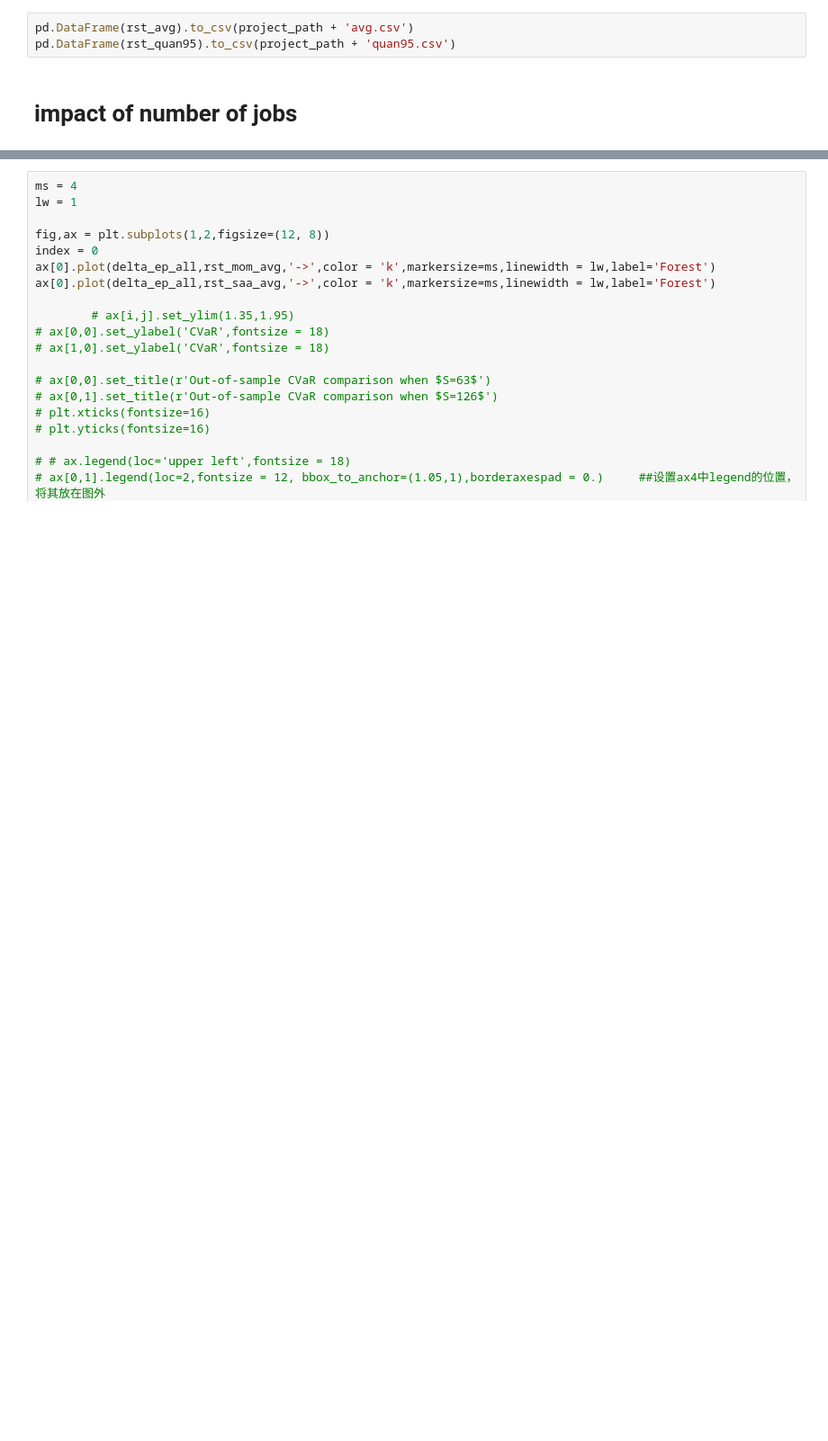
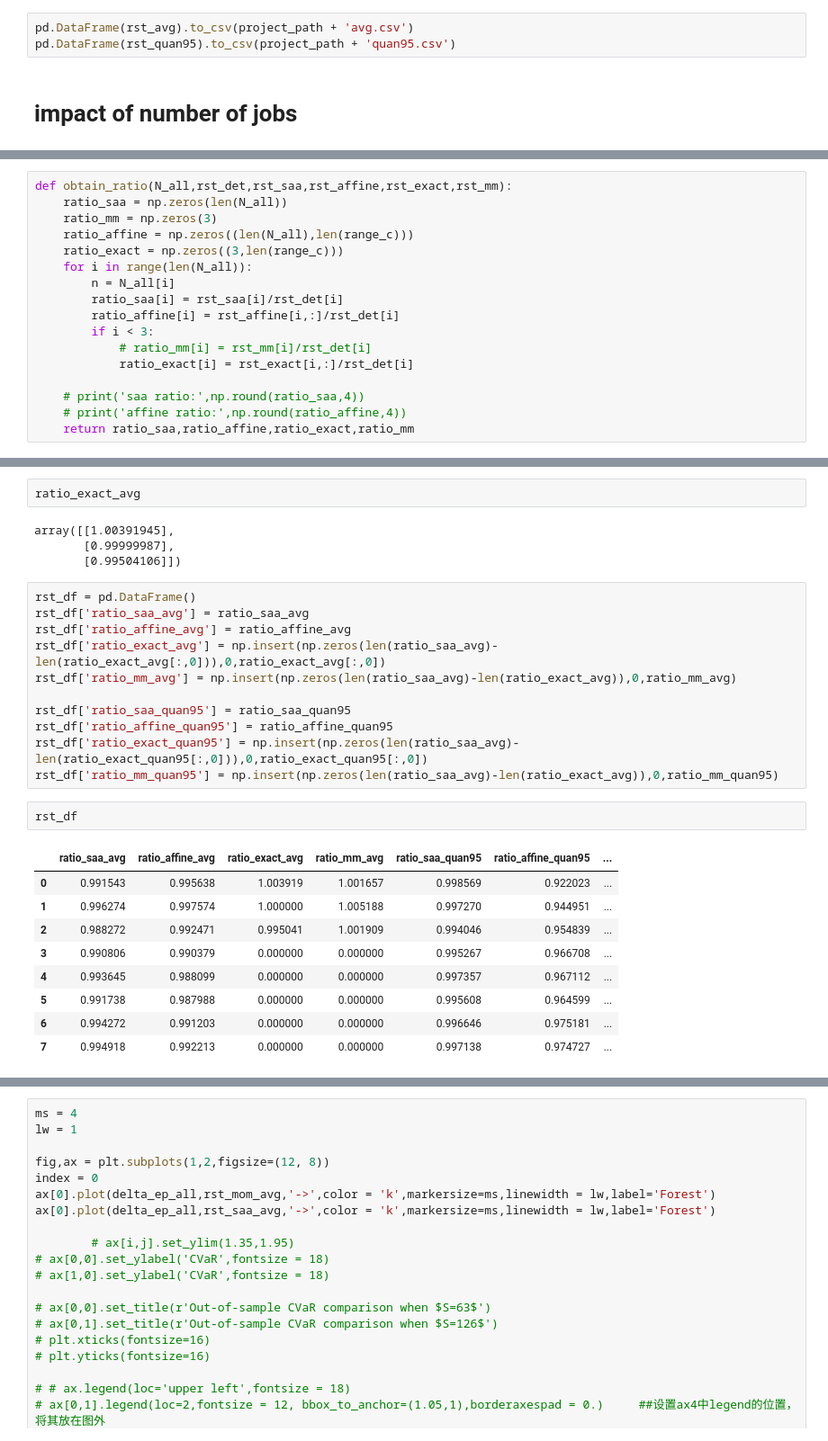
Before and after one commit to xunzhang-sjtu/Robust_scheduling_with_release_time, a Jupyter notebook: results.ipynb, the cells around one changed output, grey strips where cells are left out. Shown at 90% size. Drawn from its saved outputs; the diff is of its cells as text; blank space fills up the shorter version.

```diff
--- a/results.ipynb
+++ b/results.ipynb
@@ -389,0 +315,17 @@ pd.DataFrame(rst_quan95).to_csv( '/Users/zhangxun/data/robust_scheduling/det_rel
+# %%
+def obtain_ratio(N_all,rst_det,rst_saa,rst_affine,rst_exact,rst_mm):
+    ratio_saa = np.zeros(len(N_all))
+    ratio_mm = np.zeros(3)
+    ratio_affine = np.zeros((len(N_all),len(range_c)))
+    ratio_exact = np.zeros((3,len(range_c)))
+    for i in range(len(N_all)):
+        n = N_all[i]
+        ratio_saa[i] = rst_saa[i]/rst_det[i]
+        ratio_affine[i] = rst_affine[i,:]/rst_det[i]
+        if i < 3:
+            # ratio_mm[i] = rst_mm[i]/rst_det[i]
+            ratio_exact[i] = rst_exact[i,:]/rst_det[i]
+
+    # print('saa ratio:',np.round(ratio_saa,4))
+    # print('affine ratio:',np.round(ratio_affine,4))
+    return ratio_saa,ratio_affine,ratio_exact,ratio_mm
@@ -389,0 +421,29 @@ pd.DataFrame(rst_quan95).to_csv( '/Users/zhangxun/data/robust_scheduling/det_rel
+# %%
+ratio_exact_avg
+# %% [output]
+array([[1.00391945],
+       [0.99999987],
+       [0.99504106]])
+# %%
+rst_df = pd.DataFrame()
+rst_df['ratio_saa_avg'] = ratio_saa_avg
+rst_df['ratio_affine_avg'] = ratio_affine_avg
+rst_df['ratio_exact_avg'] = np.insert(np.zeros(len(ratio_saa_avg)-len(ratio_exact_avg[:,0])),0,ratio_exact_avg[:,0])
+rst_df['ratio_mm_avg'] = np.insert(np.zeros(len(ratio_saa_avg)-len(ratio_exact_avg)),0,ratio_mm_avg)
+
+rst_df['ratio_saa_quan95'] = ratio_saa_quan95
+rst_df['ratio_affine_quan95'] = ratio_affine_quan95
+rst_df['ratio_exact_quan95'] = np.insert(np.zeros(len(ratio_saa_avg)-len(ratio_exact_quan95[:,0])),0,ratio_exact_quan95[:,0])
+rst_df['ratio_mm_quan95'] = np.insert(np.zeros(len(ratio_saa_avg)-len(ratio_exact_avg)),0,ratio_mm_quan95)
+# %%
+rst_df
+# %% [output]
+|  | ratio_saa_avg | ratio_affine_avg | ratio_exact_avg | ratio_mm_avg | ratio_saa_quan95 | ratio_affine_quan95 | ... |
+| 0 | 0.991543 | 0.995638 | 1.003919 | 1.001657 | 0.998569 | 0.922023 | ... |
+| 1 | 0.996274 | 0.997574 | 1.000000 | 1.005188 | 0.997270 | 0.944951 | ... |
+| 2 | 0.988272 | 0.992471 | 0.995041 | 1.001909 | 0.994046 | 0.954839 | ... |
+| 3 | 0.990806 | 0.990379 | 0.000000 | 0.000000 | 0.995267 | 0.966708 | ... |
+| 4 | 0.993645 | 0.988099 | 0.000000 | 0.000000 | 0.997357 | 0.967112 | ... |
+| 5 | 0.991738 | 0.987988 | 0.000000 | 0.000000 | 0.995608 | 0.964599 | ... |
+| 6 | 0.994272 | 0.991203 | 0.000000 | 0.000000 | 0.996646 | 0.975181 | ... |
+| 7 | 0.994918 | 0.992213 | 0.000000 | 0.000000 | 0.997138 | 0.974727 | ... |
```
Also changed, not shown: parts of 40 cells of this notebook, 4 other files.
